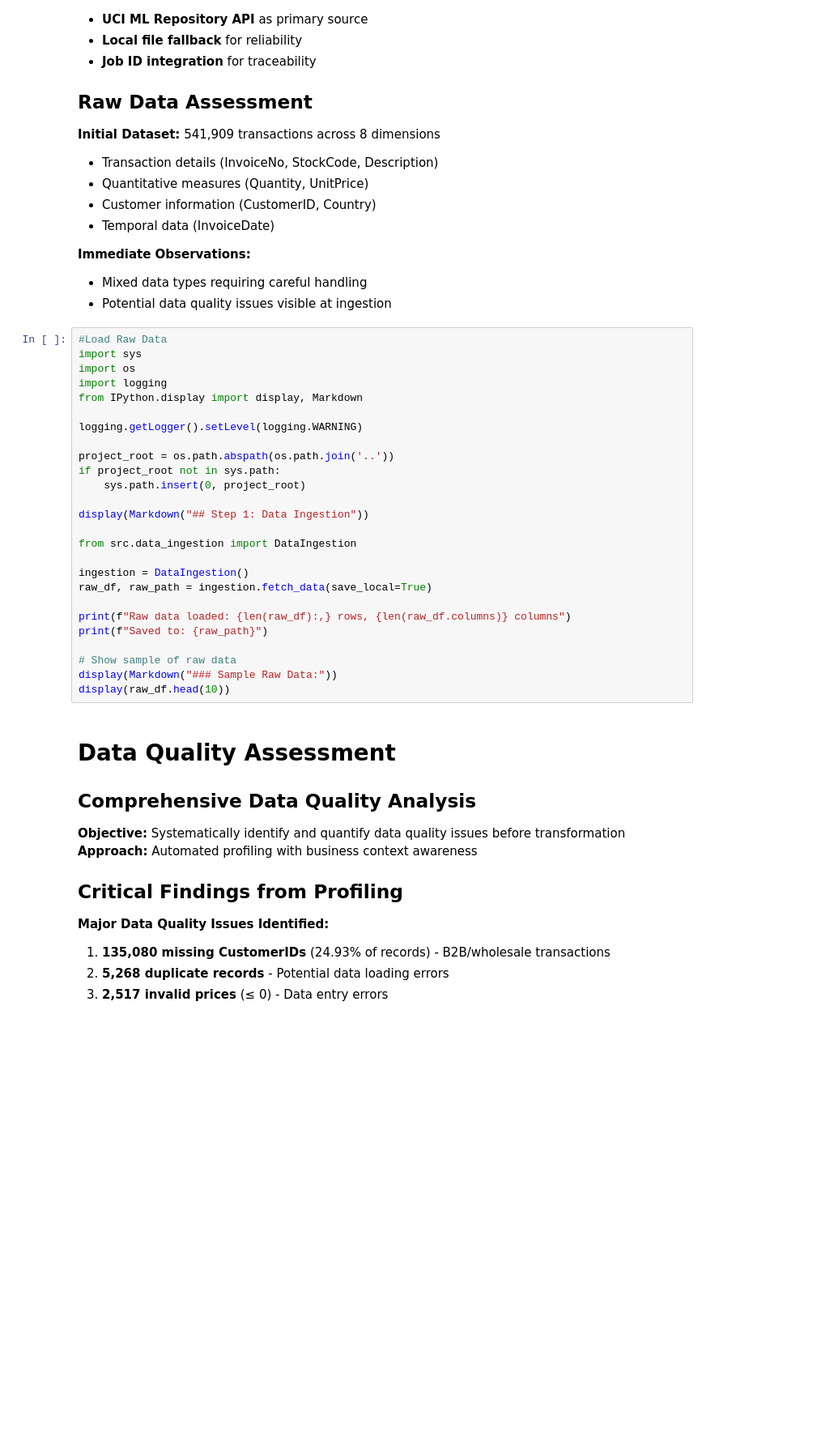
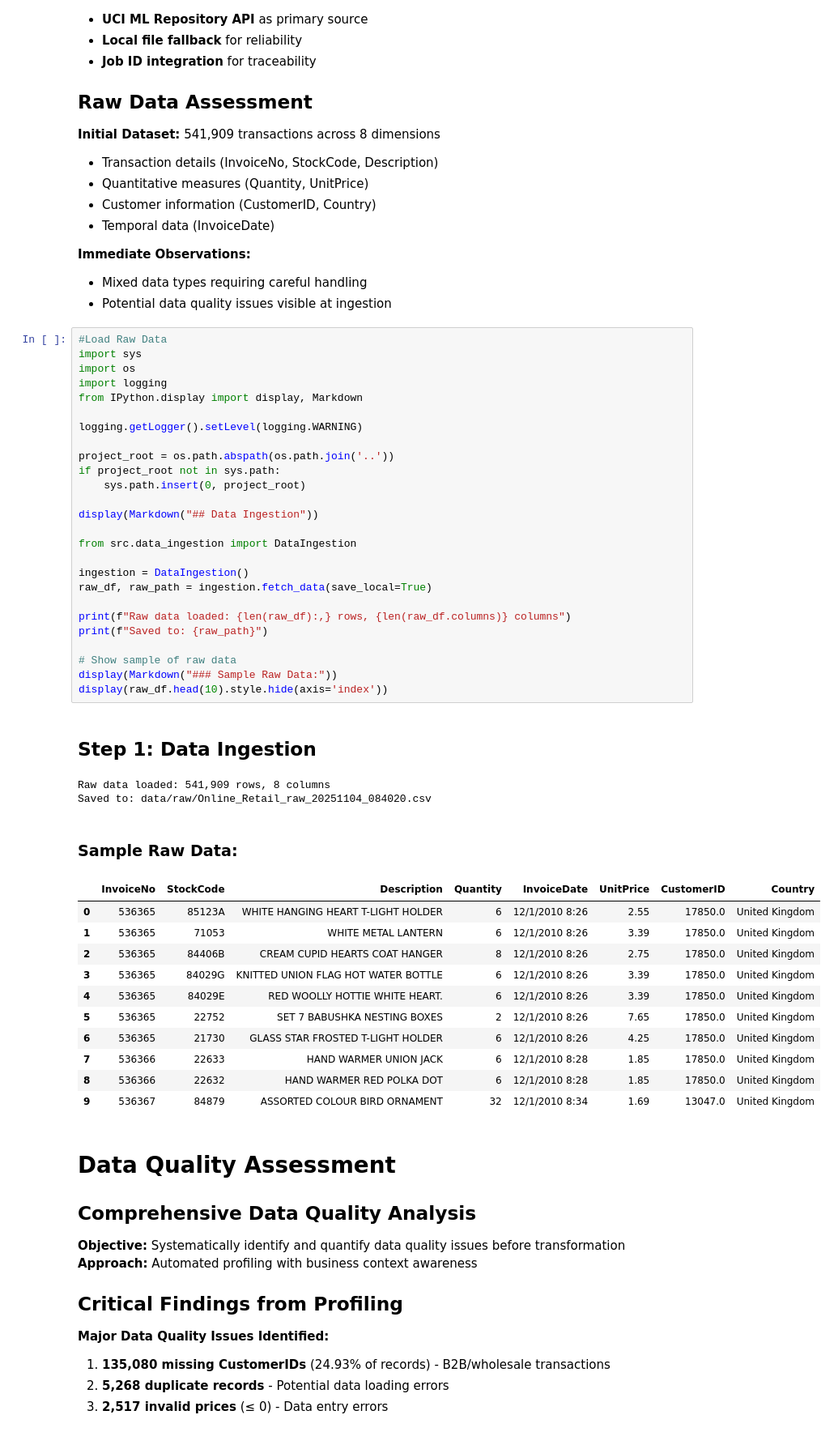
Before and after one commit to BernadinePierre/online-retail-pipeline, a Jupyter notebook: docs/dev_notebook.ipynb, the cells around one changed output. Shown: that part at 81% size. Drawn from its saved outputs; the diff is of its cells as text; blank space fills up the shorter version.

Commit message:
docs: updated dev notebook and add clean data sample image

```diff
--- a/docs/dev_notebook.ipynb
+++ b/docs/dev_notebook.ipynb
@@ -116,29 +129,45 @@ display(stats_df.style.hide())
 # %%
 #Load Raw Data
 import sys
 import os
 import logging
 from IPython.display import display, Markdown
 
 logging.getLogger().setLevel(logging.WARNING)
 
 project_root = os.path.abspath(os.path.join('..'))
 if project_root not in sys.path:
     sys.path.insert(0, project_root)
 
-display(Markdown("## Step 1: Data Ingestion"))
+display(Markdown("## Data Ingestion"))
 
 from src.data_ingestion import DataIngestion
 
 ingestion = DataIngestion()
 raw_df, raw_path = ingestion.fetch_data(save_local=True)
 
 print(f"Raw data loaded: {len(raw_df):,} rows, {len(raw_df.columns)} columns")
 print(f"Saved to: {raw_path}")
 
 # Show sample of raw data
 display(Markdown("### Sample Raw Data:"))
-display(raw_df.head(10))
+display(raw_df.head(10).style.hide(axis='index'))
+# %% [output]
+## Step 1: Data Ingestion
+Raw data loaded: 541,909 rows, 8 columns
+Saved to: data/raw/Online_Retail_raw_20251104_084020.csv
+### Sample Raw Data:
+|  | InvoiceNo | StockCode | Description | Quantity | InvoiceDate | UnitPrice | CustomerID | Country |
+| 0 | 536365 | 85123A | WHITE HANGING HEART T-LIGHT HOLDER | 6 | 12/1/2010 8:26 | 2.55 | 17850.0 | United Kingdom |
+| 1 | 536365 | 71053 | WHITE METAL LANTERN | 6 | 12/1/2010 8:26 | 3.39 | 17850.0 | United Kingdom |
+| 2 | 536365 | 84406B | CREAM CUPID HEARTS COAT HANGER | 8 | 12/1/2010 8:26 | 2.75 | 17850.0 | United Kingdom |
+| 3 | 536365 | 84029G | KNITTED UNION FLAG HOT WATER BOTTLE | 6 | 12/1/2010 8:26 | 3.39 | 17850.0 | United Kingdom |
+| 4 | 536365 | 84029E | RED WOOLLY HOTTIE WHITE HEART. | 6 | 12/1/2010 8:26 | 3.39 | 17850.0 | United Kingdom |
+| 5 | 536365 | 22752 | SET 7 BABUSHKA NESTING BOXES | 2 | 12/1/2010 8:26 | 7.65 | 17850.0 | United Kingdom |
+| 6 | 536365 | 21730 | GLASS STAR FROSTED T-LIGHT HOLDER | 6 | 12/1/2010 8:26 | 4.25 | 17850.0 | United Kingdom |
+| 7 | 536366 | 22633 | HAND WARMER UNION JACK | 6 | 12/1/2010 8:28 | 1.85 | 17850.0 | United Kingdom |
+| 8 | 536366 | 22632 | HAND WARMER RED POLKA DOT | 6 | 12/1/2010 8:28 | 1.85 | 17850.0 | United Kingdom |
+| 9 | 536367 | 84879 | ASSORTED COLOUR BIRD ORNAMENT | 32 | 12/1/2010 8:34 | 1.69 | 13047.0 | United Kingdom |
 # %% [markdown]
 # Data Quality Assessment
 
```
Also changed, not shown: parts of 12 cells of this notebook, 1 other file.
